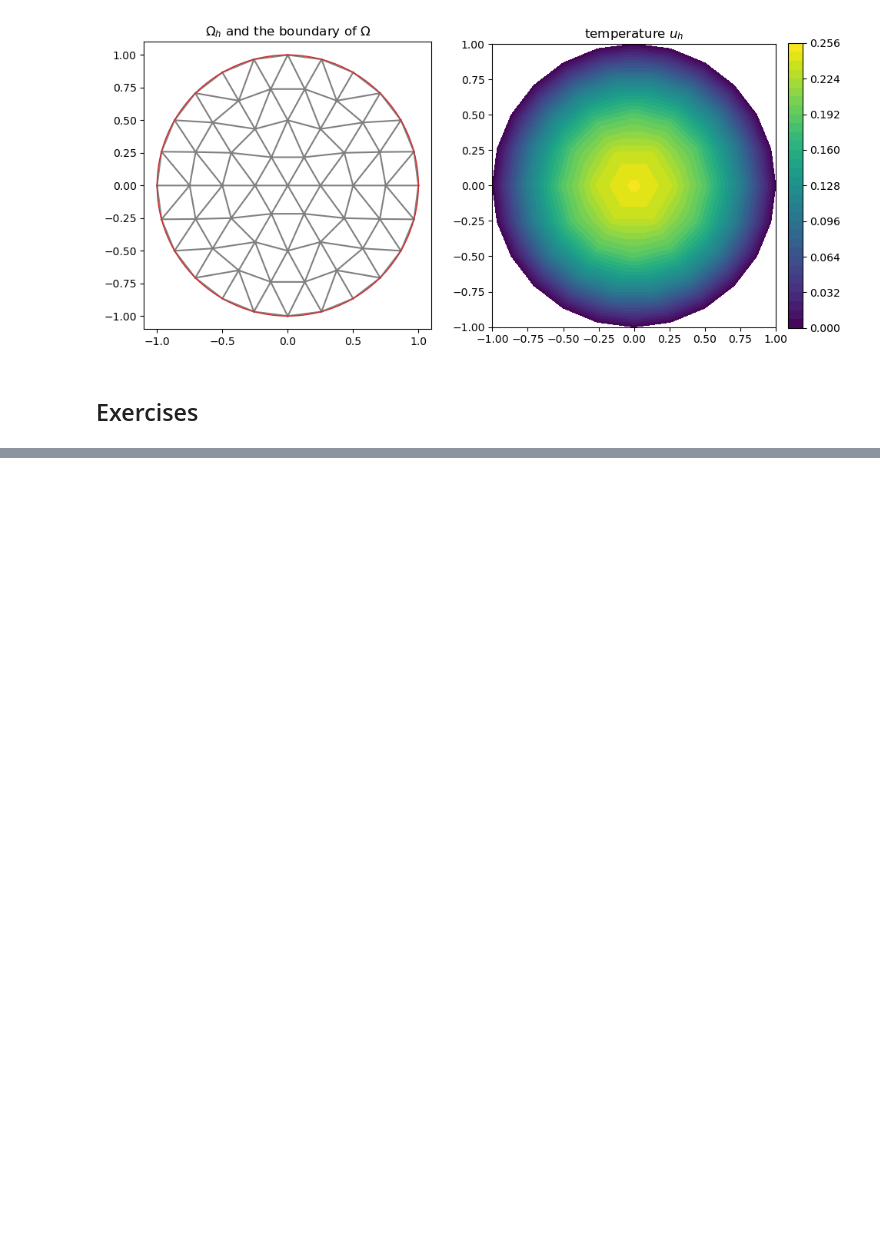
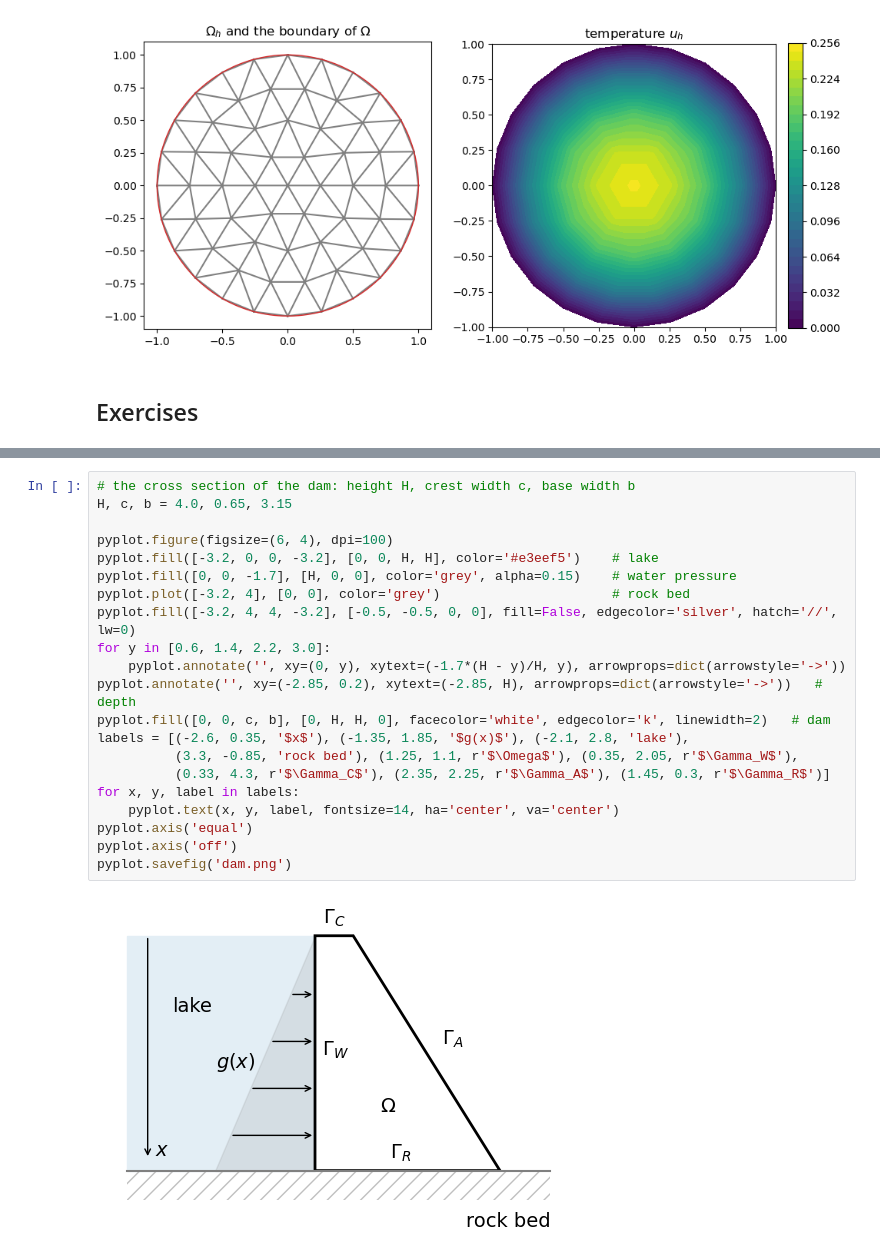
Before and after one commit to wolfgang-alpha/applied-math-notes, a Jupyter notebook: lecture02.ipynb, the cells around one changed output, grey strips where cells are left out. Cells and saved outputs as stored; diff of their text form; blank space fills up the shorter version.

```diff
--- a/lecture02.ipynb
+++ b/lecture02.ipynb
@@ -470,0 +452,23 @@ In plane strain (lecture 3) the displacement $u = (u_x, u_y)$ is linear on the t
+# %%
+# the cross section of the dam: height H, crest width c, base width b
+H, c, b = 4.0, 0.65, 3.15
+
+pyplot.figure(figsize=(6, 4), dpi=100)
+pyplot.fill([-3.2, 0, 0, -3.2], [0, 0, H, H], color='#e3eef5')    # lake
+pyplot.fill([0, 0, -1.7], [H, 0, 0], color='grey', alpha=0.15)    # water pressure
+pyplot.plot([-3.2, 4], [0, 0], color='grey')                      # rock bed
+pyplot.fill([-3.2, 4, 4, -3.2], [-0.5, -0.5, 0, 0], fill=False, edgecolor='silver', hatch='//', lw=0)
+for y in [0.6, 1.4, 2.2, 3.0]:
+    pyplot.annotate('', xy=(0, y), xytext=(-1.7*(H - y)/H, y), arrowprops=dict(arrowstyle='->'))
+pyplot.annotate('', xy=(-2.85, 0.2), xytext=(-2.85, H), arrowprops=dict(arrowstyle='->'))   # depth
+pyplot.fill([0, 0, c, b], [0, H, H, 0], facecolor='white', edgecolor='k', linewidth=2)   # dam
+labels = [(-2.6, 0.35, '$x$'), (-1.35, 1.85, '$g(x)$'), (-2.1, 2.8, 'lake'),
+          (3.3, -0.85, 'rock bed'), (1.25, 1.1, r'$\Omega$'), (0.35, 2.05, r'$\Gamma_W$'),
+          (0.33, 4.3, r'$\Gamma_C$'), (2.35, 2.25, r'$\Gamma_A$'), (1.45, 0.3, r'$\Gamma_R$')]
+for x, y, label in labels:
+    pyplot.text(x, y, label, fontsize=14, ha='center', va='center')
+pyplot.axis('equal')
+pyplot.axis('off')
+pyplot.savefig('dam.png')
+# %% [output]
+[figure, added]
```
Also changed, not shown: parts of 9 cells of this notebook, 2 other files.
